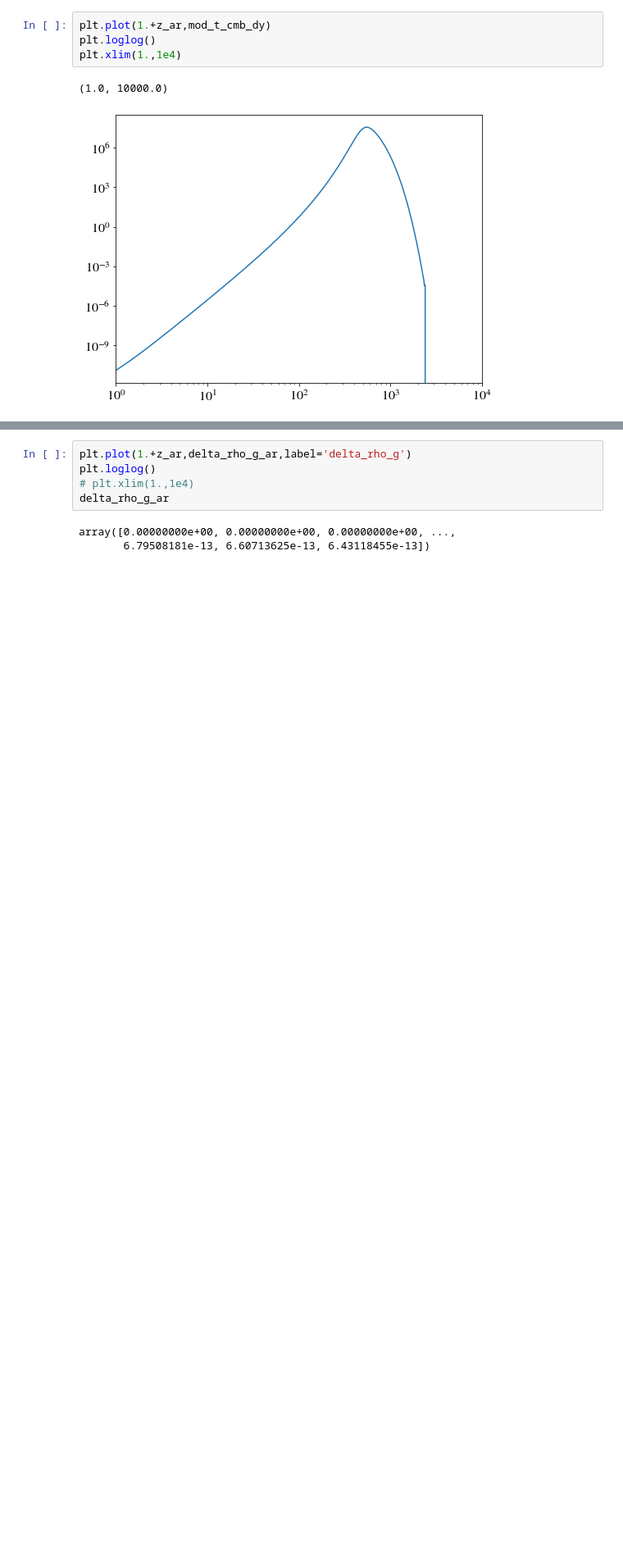
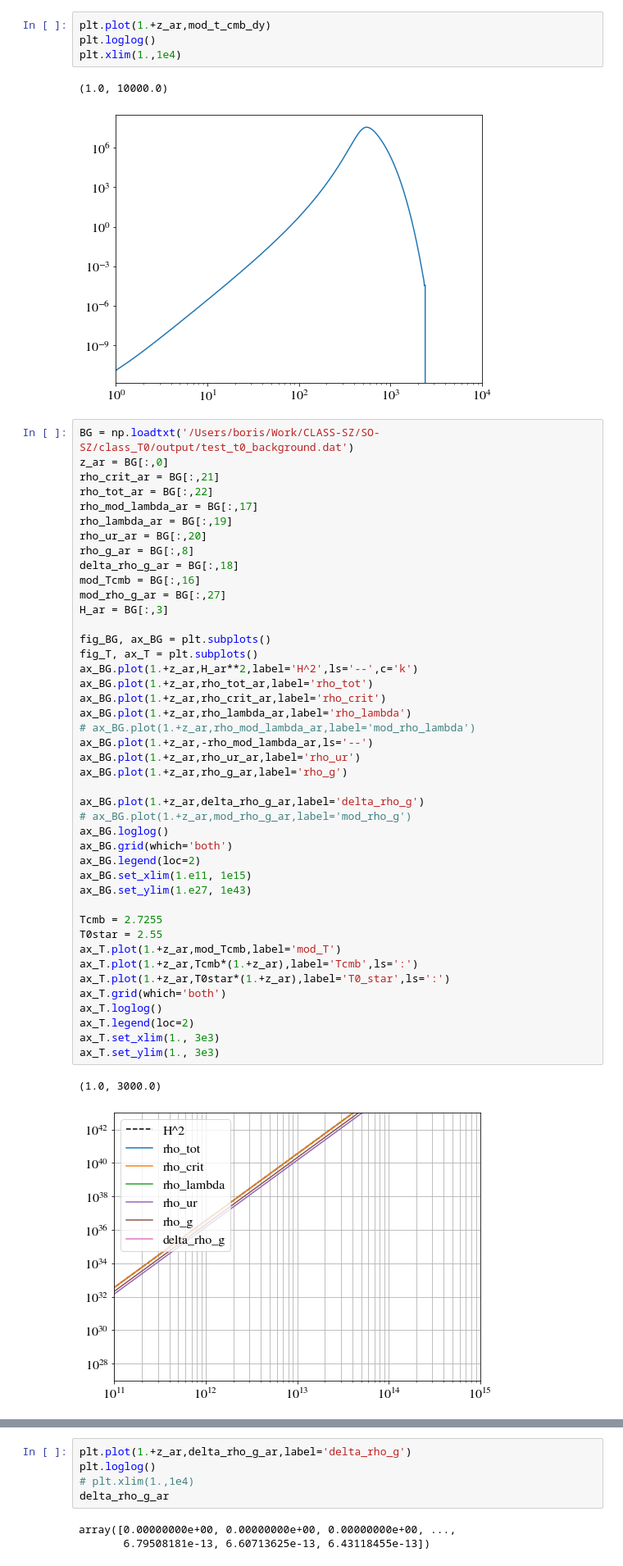
Before and after one commit to borisbolliet/class_dcdmsr, a Jupyter notebook: notebooks/varying_Tcmb.ipynb, the cells around one changed output, grey strips where cells are left out. Shown at 82% size. Saved outputs shown, nothing was run; the diff lists cells and outputs as text; blank space fills up the shorter version.

```diff
--- a/notebooks/varying_Tcmb.ipynb
+++ b/notebooks/varying_Tcmb.ipynb
@@ -61,3 +61,49 @@ plt.xlim(1.,1e4)
 # %% [output]
 (1.0, 10000.0)
 [figure]
+# %%
+BG = np.loadtxt('/Users/boris/Work/CLASS-SZ/SO-SZ/class_T0/output/test_t0_background.dat')
+z_ar = BG[:,0]
+rho_crit_ar = BG[:,21]
+rho_tot_ar = BG[:,22]
+rho_mod_lambda_ar = BG[:,17]
+rho_lambda_ar = BG[:,19]
+rho_ur_ar = BG[:,20]
+rho_g_ar = BG[:,8]
+delta_rho_g_ar = BG[:,18]
+mod_Tcmb = BG[:,16]
+mod_rho_g_ar = BG[:,27]
+H_ar = BG[:,3]
+
+fig_BG, ax_BG = plt.subplots()
+fig_T, ax_T = plt.subplots()
+ax_BG.plot(1.+z_ar,H_ar**2,label='H^2',ls='--',c='k')
+ax_BG.plot(1.+z_ar,rho_tot_ar,label='rho_tot')
+ax_BG.plot(1.+z_ar,rho_crit_ar,label='rho_crit')
+ax_BG.plot(1.+z_ar,rho_lambda_ar,label='rho_lambda')
+# ax_BG.plot(1.+z_ar,rho_mod_lambda_ar,label='mod_rho_lambda')
+ax_BG.plot(1.+z_ar,-rho_mod_lambda_ar,ls='--')
+ax_BG.plot(1.+z_ar,rho_ur_ar,label='rho_ur')
+ax_BG.plot(1.+z_ar,rho_g_ar,label='rho_g')
+
+ax_BG.plot(1.+z_ar,delta_rho_g_ar,label='delta_rho_g')
+# ax_BG.plot(1.+z_ar,mod_rho_g_ar,label='mod_rho_g')
+ax_BG.loglog()
+ax_BG.grid(which='both')
+ax_BG.legend(loc=2)
+ax_BG.set_xlim(1.e11, 1e15)
+ax_BG.set_ylim(1.e27, 1e43)
+
+Tcmb = 2.7255
+T0star = 2.55
+ax_T.plot(1.+z_ar,mod_Tcmb,label='mod_T')
+ax_T.plot(1.+z_ar,Tcmb*(1.+z_ar),label='Tcmb',ls=':')
+ax_T.plot(1.+z_ar,T0star*(1.+z_ar),label='T0_star',ls=':')
+ax_T.grid(which='both')
+ax_T.loglog()
+ax_T.legend(loc=2)
+ax_T.set_xlim(1., 3e3)
+ax_T.set_ylim(1., 3e3)
+# %% [output]
+(1.0, 3000.0)
+[figure, added]
```
Also changed, not shown: parts of 22 cells of this notebook, 7 other files.
